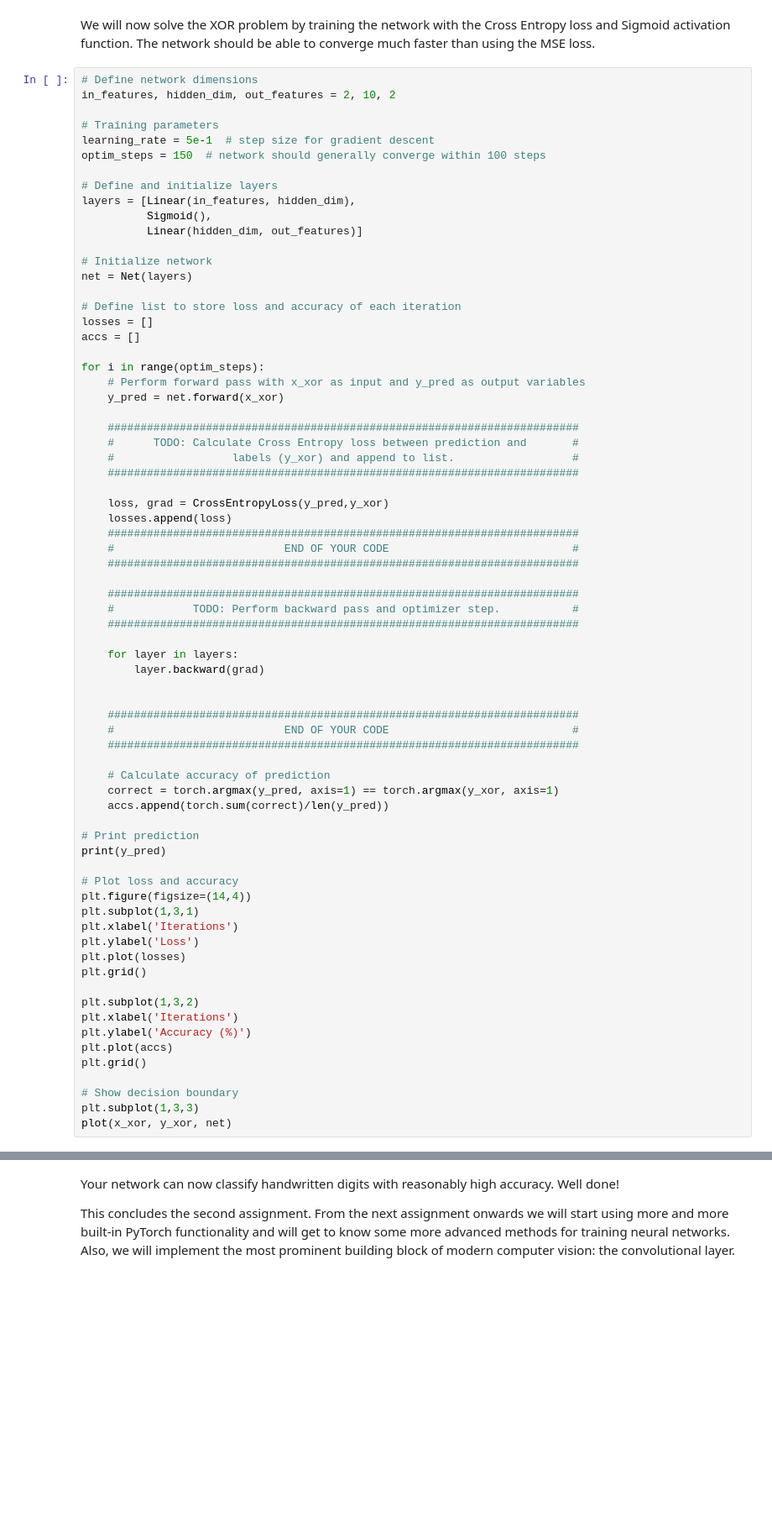
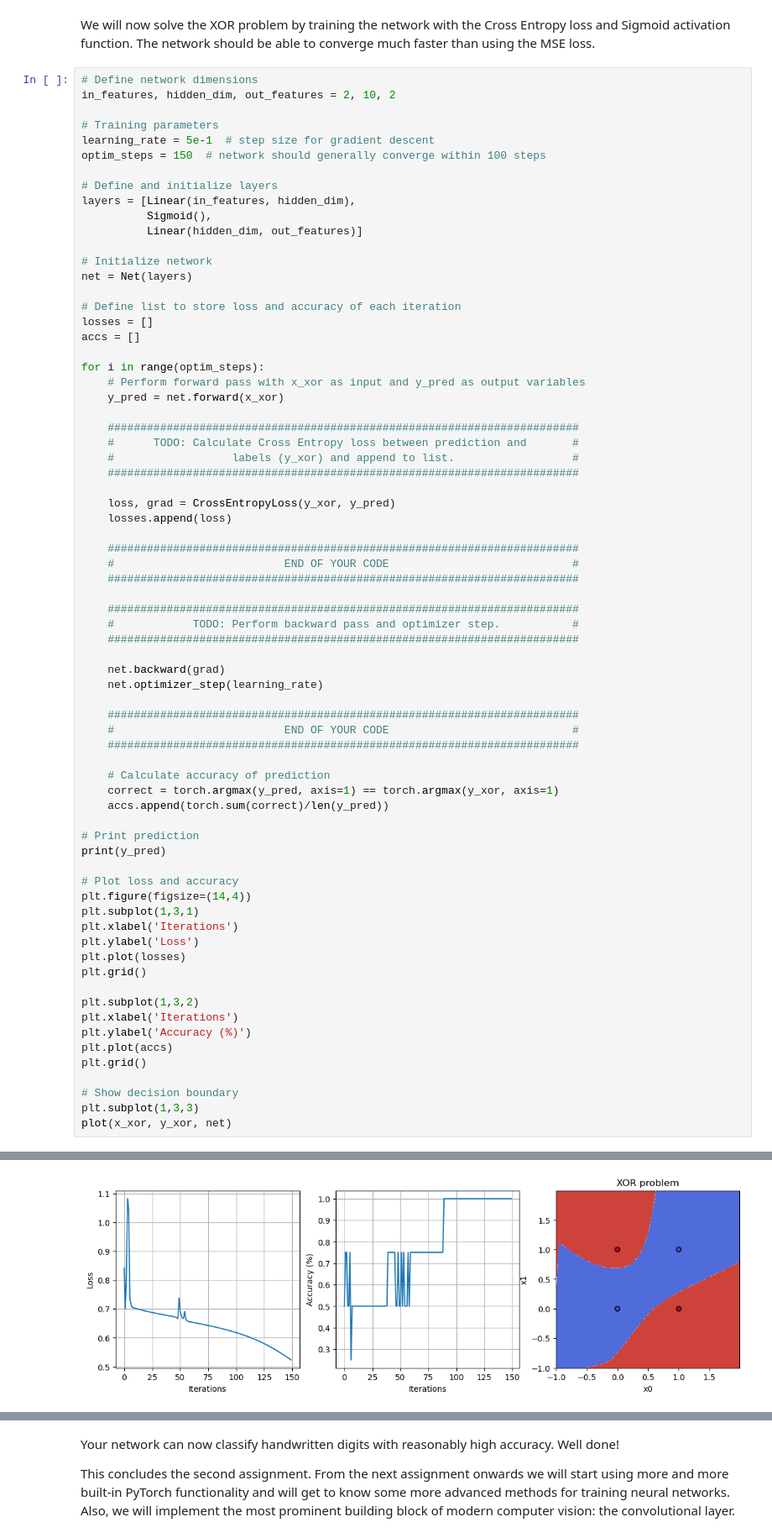
Before and after one commit to flaviogheri/deep_learning, a Jupyter notebook: Assignment_2.ipynb, the cells around one changed output, grey strips where cells are left out. Shown at 84% size. Saved outputs shown, nothing was run; the diff lists cells and outputs as text; blank space fills up the shorter version.

```diff
--- a/Assignment_2.ipynb
+++ b/Assignment_2.ipynb
@@ -1015,8 +1015,9 @@ for i in range(optim_steps):
     #                  labels (y_xor) and append to list.                  #
     ########################################################################
 
-    loss, grad = CrossEntropyLoss(y_pred,y_xor)
+    loss, grad = CrossEntropyLoss(y_xor, y_pred)
     losses.append(loss)
+
     ########################################################################
     #                          END OF YOUR CODE                            #
     ########################################################################
@@ -1025,9 +1026,8 @@ for i in range(optim_steps):
     #            TODO: Perform backward pass and optimizer step.           #
     ########################################################################
 
-    for layer in layers:
-        layer.backward(grad)
-
+    net.backward(grad)
+    net.optimizer_step(learning_rate)
 
     ########################################################################
     #                          END OF YOUR CODE                            #
@@ -1057,3 +1057,4 @@ plt.grid()
 # Show decision boundary
 plt.subplot(1,3,3)
 plot(x_xor, y_xor, net)
+# %% [output]
@@ -1060,3 +1065,4 @@ plot(x_xor, y_xor, net)
+[figure, added]
 # %% [markdown]
 ## [EXTRA] A2.7 MNIST handwritten digit classification
 In this extra exercise you will use your neural network to solve a real-world classification problem: classifying handwritten digits.
```
Also changed, not shown: parts of 3 cells of this notebook.
